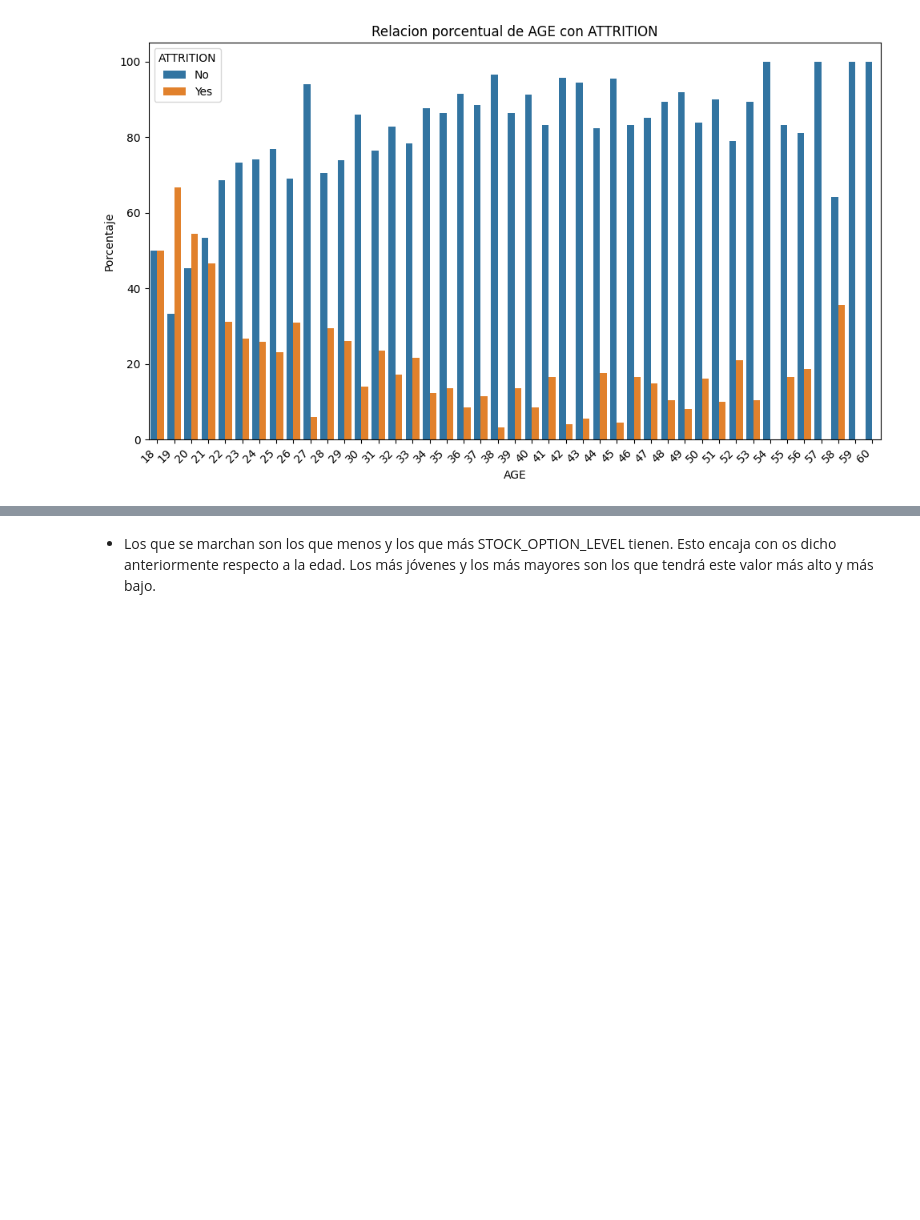
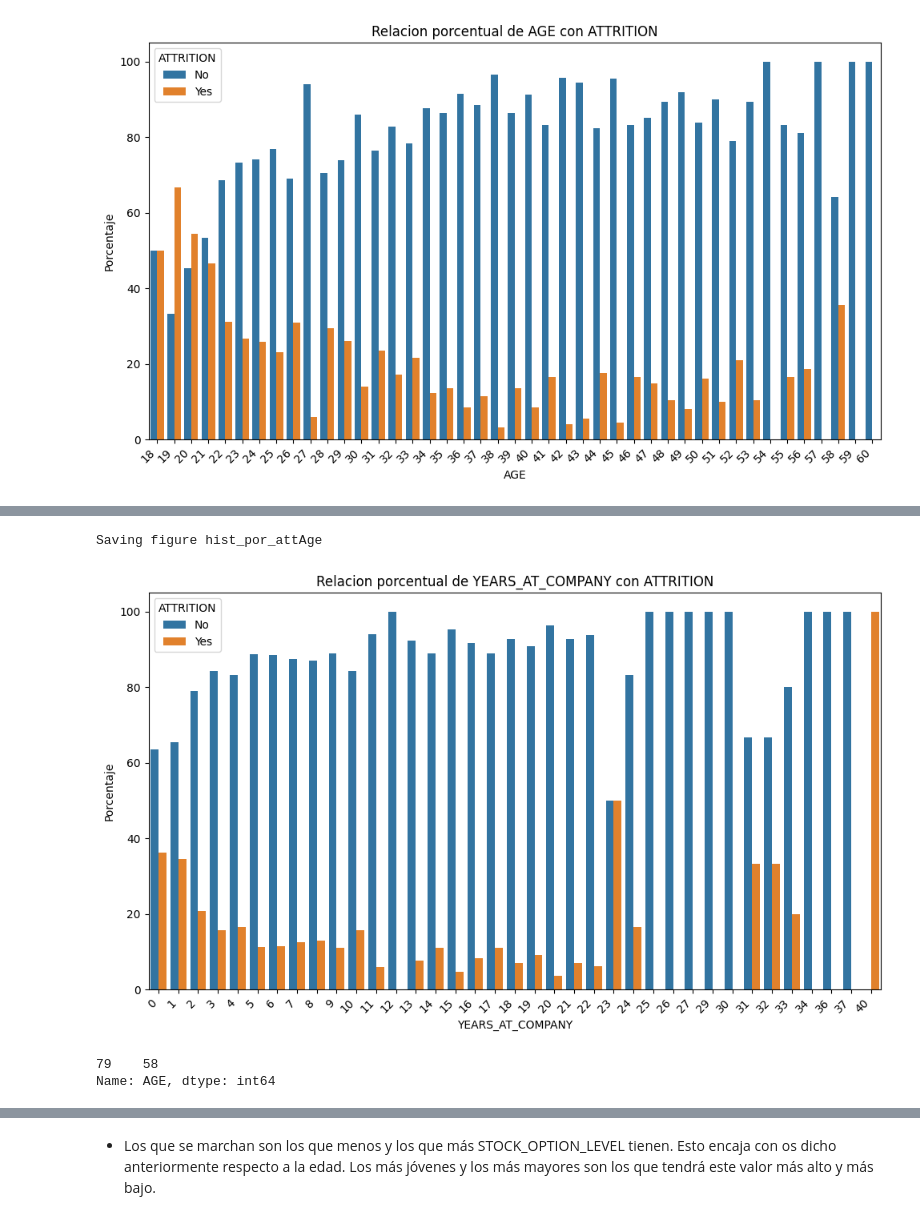
Before and after one commit to Origamologo/Empleados, a Jupyter notebook: 02_visualización.ipynb, the cells around one changed output, grey strips where cells are left out. Saved outputs shown, nothing was run; the diff lists cells and outputs as text; code cells hidden in the pictures; blank space fills up the shorter version.

```diff
--- a/02_visualización.ipynb
+++ b/02_visualización.ipynb
@@ -120,0 +123,11 @@ Saving figure hist_por_attAge
+# %%
+histo_porcentual(df_completo, 'YEARS_AT_COMPANY', 'ATTRITION', 'hist_por_attAge')
+# %% [output]
+Saving figure hist_por_attAge
+[figure, added]
+# %%
+patata = df_completo[df_completo['YEARS_AT_COMPANY'] == 37]['AGE']
+patata
+# %% [output]
+79    58
+Name: AGE, dtype: int64
```
Also changed, not shown: parts of 8 cells of this notebook, 6 other files.
